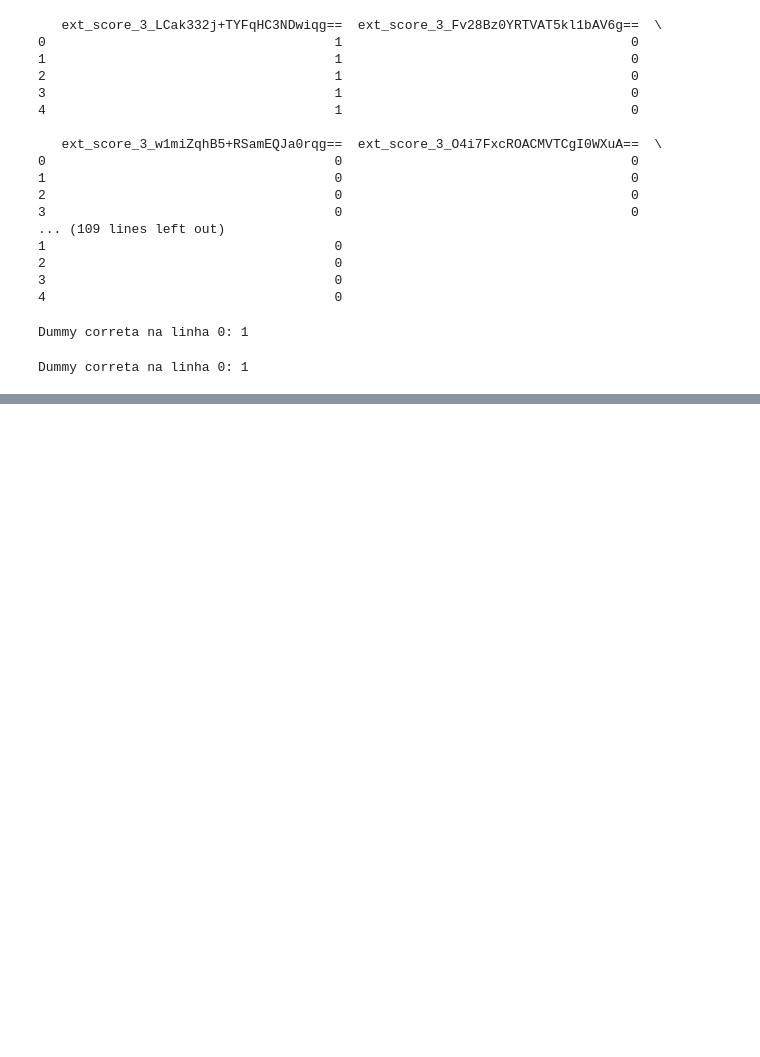
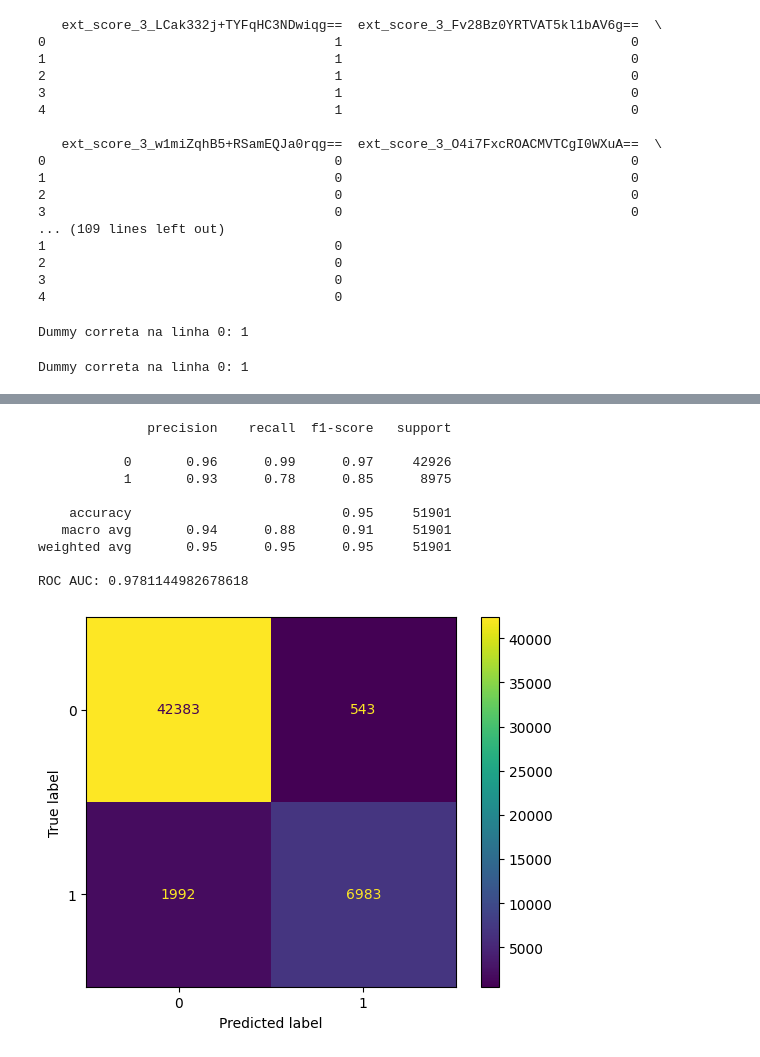
Before and after one commit to josieleferreira/credito_fintech, a Jupyter notebook: notebooks/predictive_model.ipynb, the cells around one changed output, grey strips where cells are left out. Cells and saved outputs as stored; diff of their text form; code cells hidden in the pictures; blank space fills up the shorter version.

Commit message:
Atualizando o modelo preditivo

```diff
--- a/notebooks/predictive_model.ipynb
+++ b/notebooks/predictive_model.ipynb
@@ -120,8 +133,6 @@ For example, when doing 'df[col].method(value, inplace=True)', try using 'df.met
 df_copy['ext_score_2_clean'] = df_copy['ext_score_2'].astype(str).str.strip()
 
 df_copy['ext_score_3_clean'] = df_copy['ext_score_3'].astype(str).str.strip()
-
-df_copy['occupation_type_clean'] = df_copy['occupation_type'].astype(str).str.strip()
 # %%
 # Criar categorias fixas com pd.Categorical
 ext_score_2_categories = df_copy['ext_score_2_clean'].unique()
@@ -129,9 +140,6 @@ df_copy['ext_score_2_cat'] = pd.Categorical(df_copy['ext_score_2_clean'], catego
 
 ext_score_3_categories = df_copy['ext_score_3_clean'].unique()
 df_copy['ext_score_3_cat'] = pd.Categorical(df_copy['ext_score_3_clean'], categories=ext_score_3_categories)
-
-occupation_categories = df_copy['occupation_type_clean'].unique()
-df_copy['occupation_type_cat'] = pd.Categorical(df_copy['occupation_type_clean'], categories=occupation_categories)
 # %%
 ext_score_2_encoded = pd.get_dummies(df_copy['ext_score_2_cat'], prefix='ext_score_2').astype(int)
 print(ext_score_2_encoded.head())
@@ -500,0 +277,9 @@ Essa curva Precision-Recall indica que seu modelo está com desempenho muito bom
+# %%
+# Separação em features e target:
+X = df_copy_encoded.drop(columns=['default'])
+y = df_copy_encoded['default']
+# %%
+# Divisão em treino e teste:
+X_train, X_test, y_train, y_test = train_test_split(
+    X, y, test_size=0.2, random_state=42, stratify=y  # importante para problemas desbalanceados
+)
@@ -500,0 +347,31 @@ Essa curva Precision-Recall indica que seu modelo está com desempenho muito bom
+# %%
+from sklearn.metrics import classification_report, roc_auc_score, confusion_matrix
+
+# Previsões no teste
+y_pred = model.predict(X_test)
+y_proba = model.predict_proba(X_test)[:, 1]
+
+# Métricas
+print(classification_report(y_test, y_pred))
+print("ROC AUC:", roc_auc_score(y_test, y_proba))
+
+# Matriz de confusão
+import matplotlib.pyplot as plt
+from sklearn.metrics import ConfusionMatrixDisplay
+
+cm = confusion_matrix(y_test, y_pred)
+disp = ConfusionMatrixDisplay(confusion_matrix=cm)
+disp.plot()
+plt.show()
+# %% [output]
+              precision    recall  f1-score   support
+
+           0       0.96      0.99      0.97     42926
+           1       0.93      0.78      0.85      8975
+
+    accuracy                           0.95     51901
+   macro avg       0.94      0.88      0.91     51901
+weighted avg       0.95      0.95      0.95     51901
+
+ROC AUC: 0.9781144982678618
+[figure, added]
```
Also changed, not shown: parts of 56 cells of this notebook, 3 other files.
